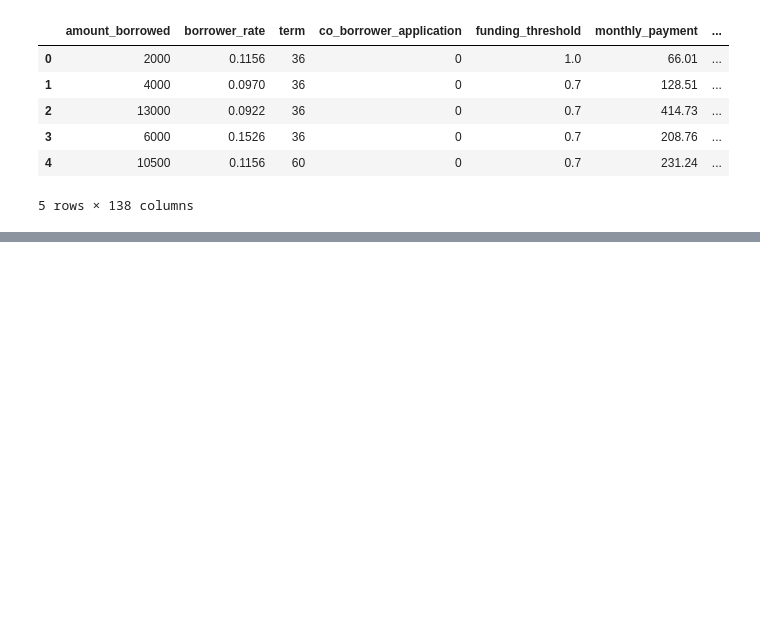
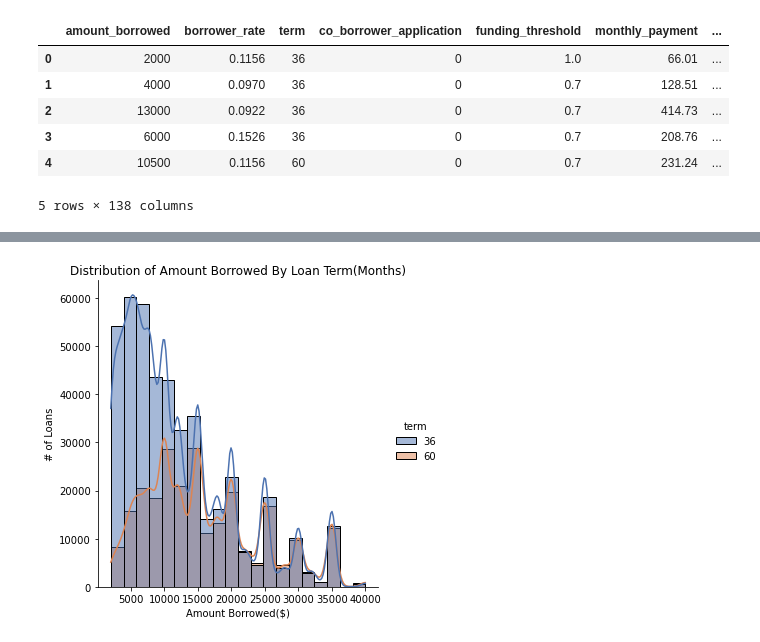
Before and after one commit to vinnywiz/Peer-to-Peer-Lending, a Jupyter notebook: scripts/generate_graphs.ipynb, the cells around one changed output, grey strips where cells are left out. Drawn from its saved outputs; the diff is of its cells as text; code cells hidden in the pictures; blank space fills up the shorter version.

```diff
--- a/scripts/generate_graphs.ipynb
+++ b/scripts/generate_graphs.ipynb
@@ -95,0 +106,8 @@ plt.close()
+# %%
+sns.displot(data=df, x='amount_borrowed', bins=20, hue='term', palette='deep', kde=True)
+plt.title('Distribution of Amount Borrowed By Loan Term(Months)')
+plt.xlabel('Amount Borrowed($)')
+plt.ylabel('# of Loans')
+plt.savefig(os.path.join('..', 'results', 'output', 'EDA_Dist_Plot_amount_borrowed.png'), dpi=150, bbox_inches='tight')
+# %% [output]
+[figure, added]
```
Also changed, not shown: parts of 4 cells of this notebook, 5 other files.
